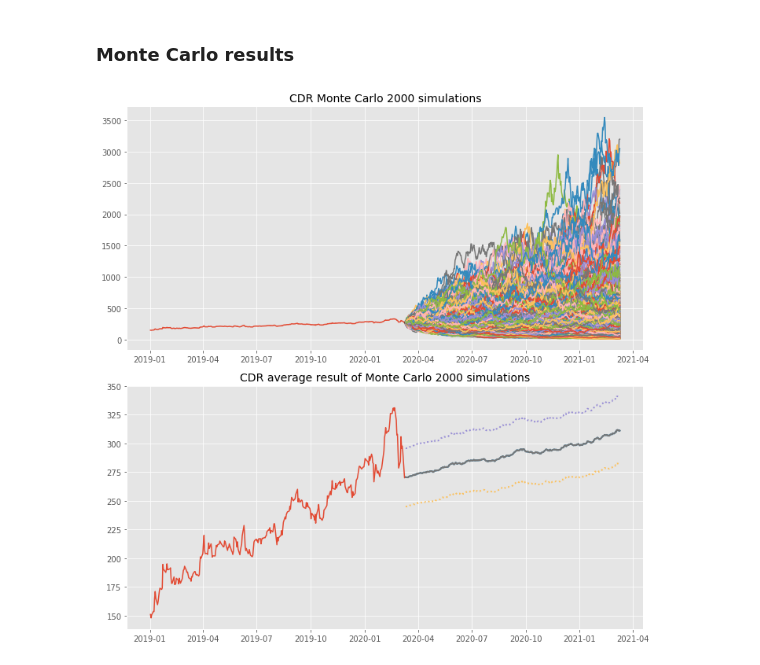
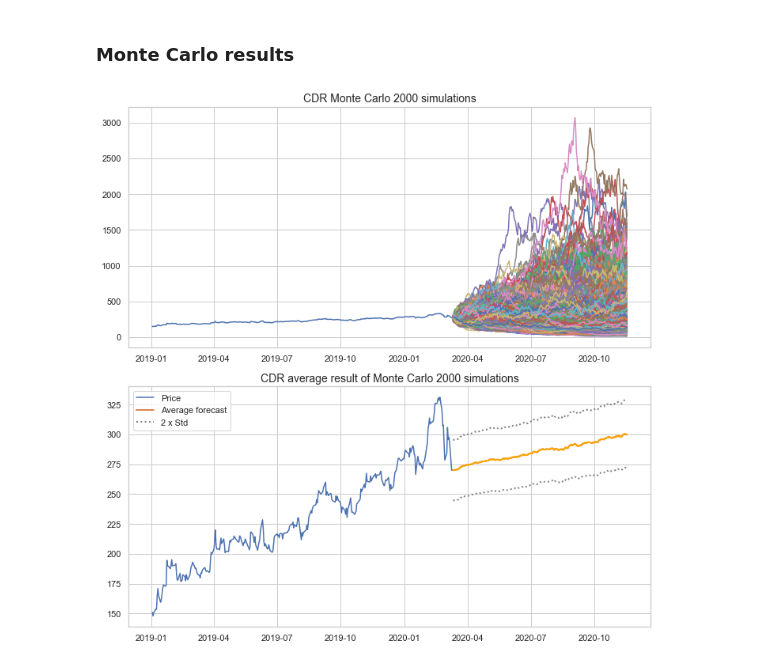
Before and after one commit to JetBlack101/Monte-Carlo-simulations, a Jupyter notebook: CD Projekt stock Monte Carlo simulation.ipynb, the cells around one changed output. Saved outputs shown, nothing was run; the diff lists cells and outputs as text; code cells hidden in the pictures.

```diff
--- a/CD Projekt stock Monte Carlo simulation.ipynb
+++ b/CD Projekt stock Monte Carlo simulation.ipynb
@@ -6,11 +6,17 @@
 import numpy as np
 import pandas as pd
 import matplotlib.pyplot as plt
-plt.style.use("ggplot")
+import seaborn as sns
+from scipy.stats import kurtosis, skew, shapiro
+import warnings
+
+sns.set(style="whitegrid")
+warnings.filterwarnings("ignore")
 # %% [markdown]
 ## Dataset
 # %%
-cdr = pd.read_csv("cdr-moneypl-1583903568230.csv", parse_dates=True, index_col="Data")
+cdr = pd.read_csv("cdr-moneypl-1583903568230.csv",
+                  parse_dates=True, index_col="Data")
 cdr.head()
 # %% [output]
 |  | Otwarcie | Zamknięcie | Maks. | Min. | Obrót (mln. zł) | Zmiana (%) |
@@ -96,7 +135,7 @@ CVaR 95%: -0.10227123180888698
 # %% [markdown]
 ### Monte Carlo simulation
 # %%
-days_ahead = 365
+days_ahead = 252
 simulations = 2000
 last_price = 270.3
 results = np.empty((simulations, days_ahead))
@@ -114,23 +154,23 @@ results = pd.DataFrame(results.T, index=index)
 # %%
 fig, ax = plt.subplots(nrows=2, ncols=1, figsize=(10, 10))
 
 ax[0].plot(cdr["Zamknięcie"][:"2018-12-31"])
 ax[0].plot(results)
 ax[0].set_title(f"CDR Monte Carlo {simulations} simulations", size=14)
 ax[1].plot(cdr["Zamknięcie"][:"2018-12-31"])
 ax[1].plot(results.apply("mean", axis=1), lw=2)
 
-results_average = results.apply("mean", axis=1)
-
 ax[1].plot(results_average.apply(
-    (lambda x: x * (1+1.96*std_cdr_closing_returns))), lw=2, linestyle="dotted")
-ax[1].plot(results_average, lw=2)
+    (lambda x: x * (1+1.96*std_cdr_closing_returns))), lw=2, linestyle="dotted", c="gray")
+ax[1].plot(results_average, lw=2, c="orange")
 ax[1].plot(results_average.apply(
-    (lambda x: x * (1-1.96*std_cdr_closing_returns))), lw=2, linestyle="dotted")
+    (lambda x: x * (1-1.96*std_cdr_closing_returns))), lw=2, linestyle="dotted", c="gray")
 ax[1].set_title(
     f"CDR average result of Monte Carlo {simulations} simulations", size=14)
 
+ax[1].legend(["Price", "Average forecast", "2 x Std"])
+
 plt.tight_layout()
 plt.show()
 # %% [output]
-[figure, old version]
+[figure, new version]
```
Also changed, not shown: parts of 14 cells of this notebook.
